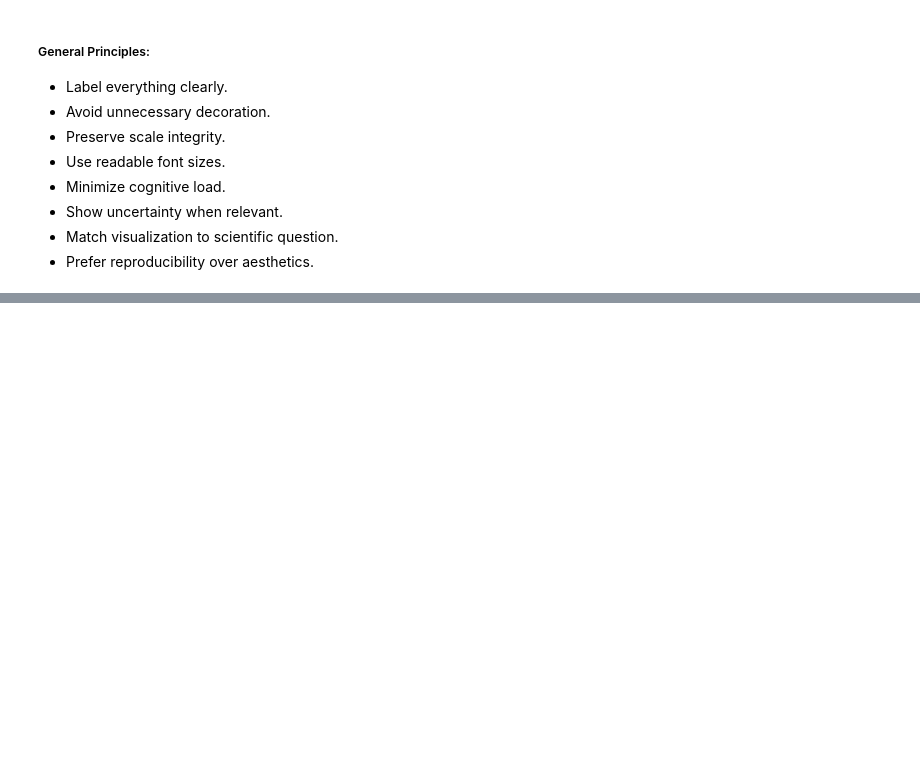
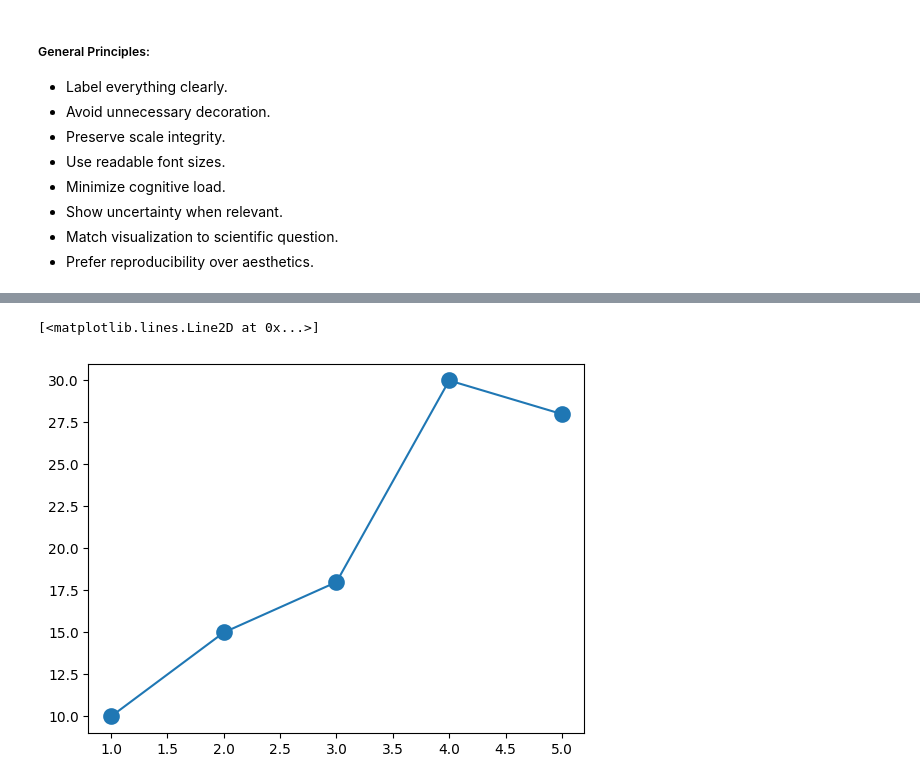
Before and after one commit to erfanjaripour/computational-cognitive-science-training, a Jupyter notebook: Visualization_Practices/Practice01_Foundations_Visualization.ipynb, the cells around one changed output, grey strips where cells are left out. Saved outputs shown, nothing was run; the diff lists cells and outputs as text; code cells hidden in the pictures; blank space fills up the shorter version.

```diff
--- a/Visualization_Practices/Practice01_Foundations_Visualization.ipynb
+++ b/Visualization_Practices/Practice01_Foundations_Visualization.ipynb
@@ -249,0 +300,12 @@ Problems:
+# %%
+
+plt.plot(
+    trials,
+    scores,
+    marker='o',
+    markersize=10,
+    markeredgewidth=2
+)
+# %% [output]
+[<matplotlib.lines.Line2D at 0x...>]
+[figure, added]
```
Also changed, not shown: parts of 16 cells of this notebook.
